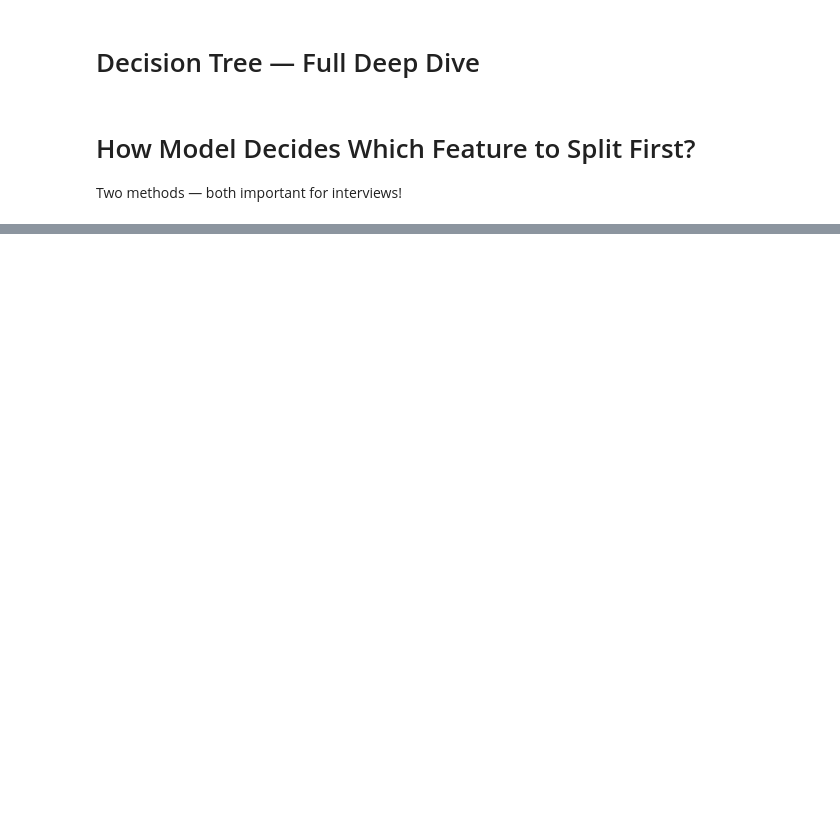
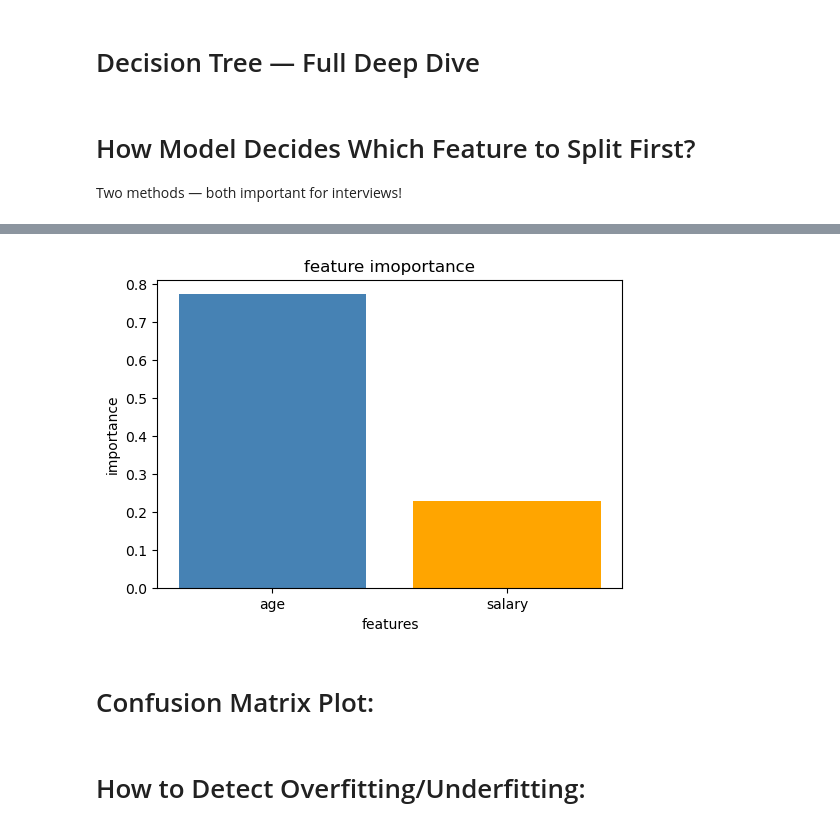
Before and after one commit to ashabakshi/ML_Learning_Clear_basics-, a Jupyter notebook: 03_Decision_Tree.ipynb, the cells around one changed output, grey strips where cells are left out. Drawn from its saved outputs; the diff is of its cells as text; code cells hidden in the pictures; blank space fills up the shorter version.

Commit message:
Under_over_fit_describe

```diff
--- a/03_Decision_Tree.ipynb
+++ b/03_Decision_Tree.ipynb
@@ -72,0 +221,14 @@ HIGHEST information gain!
+# %%
+# plot of importance
+plt.figure(figsize=(6,4))
+plt.bar(importance["feature"],
+        importance["importance"],
+        color=["steelblue","orange"])
+plt.title("feature imoportance")
+plt.xlabel("features")
+plt.ylabel("importance")
+plt.show()
+# %% [output]
+[figure, added]
+# %% [markdown]
+# Confusion Matrix Plot:
@@ -72,0 +305,2 @@ HIGHEST information gain!
+# %% [markdown]
+# How to Detect Overfitting/Underfitting:
```
Also changed, not shown: parts of 14 cells of this notebook, 1 other file.
